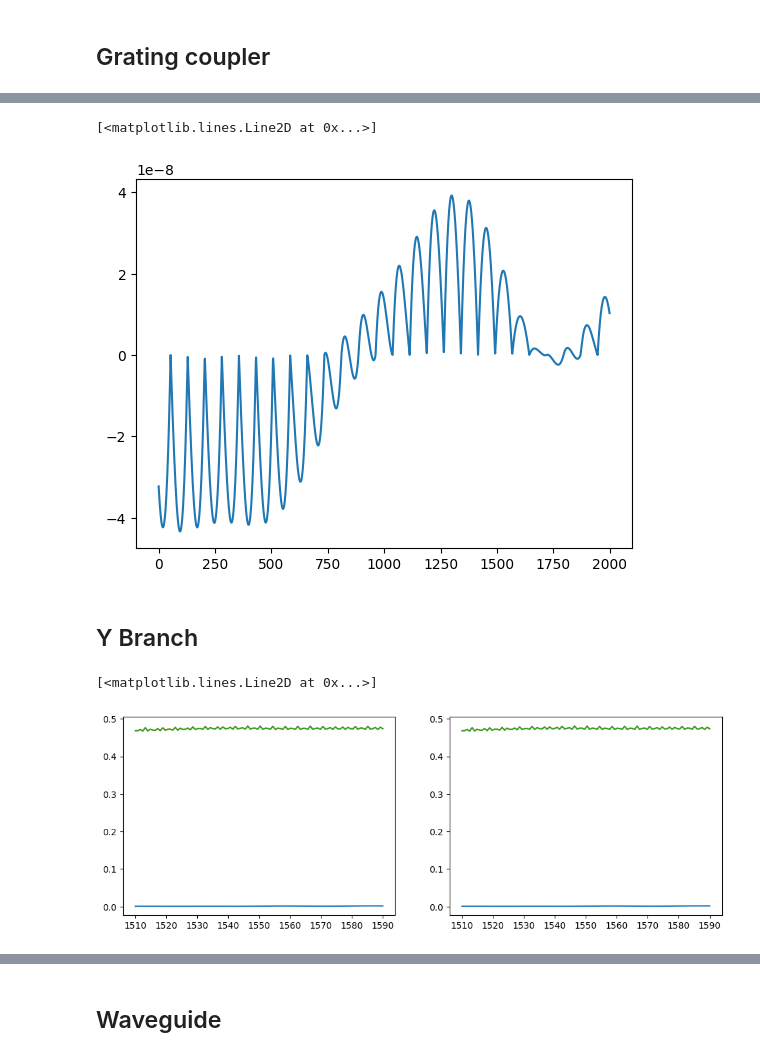
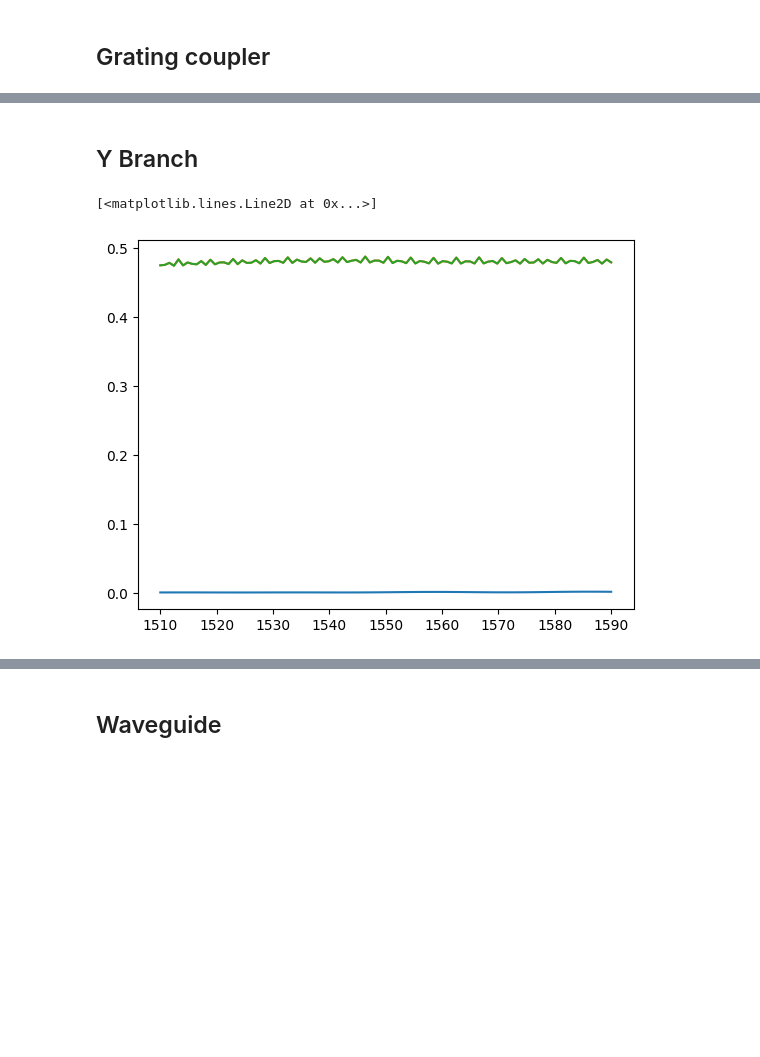
Before and after one commit to BYUCamachoLab/simphony, a Jupyter notebook: examples/sax.ipynb, the cells around one changed output, grey strips where cells are left out. Drawn from its saved outputs; the diff is of its cells as text; code cells hidden in the pictures; blank space fills up the shorter version.

Commit message:
Siepic library

```diff
--- a/examples/sax.ipynb
+++ b/examples/sax.ipynb
@@ -126,70 +33,12 @@ def GC_fixed(wl=1.55):
-# %%
-plt.plot(abs(gc['o0', 'o0'])**2 - abs(gc_old['o0', 'o0'])**2)
-# %% [output]
-[<matplotlib.lines.Line2D at 0x...>]
-[figure, removed]
 # %% [markdown]
 ## Y Branch
-# %%
-# @partial(jit, static_argnames=['pol', 'thickness', 'width'])
-def Y(wl=1.55, pol="te", thickness=220.0, width=500) -> sax.SDict:
-    if pol not in ["te", "tm"]:
-        raise ValueError("'pol' must be one of 'te' or 'tm'")
-
-    if thickness not in [210.0, 220.0, 230.0]:
-        raise ValueError("'thickness' must be one of 210, 220, or 230")
-    thickness = str(int(thickness))
-
-    if width not in [480.0, 500.0, 520.0]:
-        raise ValueError("'width' must be one of 480, 500, or 520")
-    width = str(int(width))
-
-    _datafile = f"y_branch_source/Ybranch_Thickness ={thickness} width={width}.sparam"
-
-    file = _resolve_source_filepath(_datafile)
-    header, data = load_sparams_cached(file)
-
-    _POL_MAPPING = {"te": 1, "tm": 2}
-    MODE_ID = _POL_MAPPING[pol]
-
-    wl_m = jnp.array(wl).reshape(-1) * 1e-6  # convert microns to meters for skrf
-
-    # Build the s-matrix
-    f = None
-    sdict = {}
-    for (p_out, p_in), sdf in data[data.mode_out == MODE_ID].groupby(["port_out", "port_in"]):
-        freq = sdf["freq"].values
-        if f is None:
-            f = freq
-        else:
-            if not np.allclose(f, freq):
-                raise ValueError("Frequency mismatch between arrays in datafile.")
-        sdf["wl"] = freq2wl(f)
-        sdf.sort_values("wl", inplace=True)
-        wl_act = sdf["wl"].values
-
-        snn = sdf["mag"].values * np.exp(1j * sdf["phase"].values)
-        sdict[(f"o{p_in-1}", f"o{p_out-1}")] = jnp.interp(wl_m, wl_act, snn.real) + 1j * jnp.interp(wl_m, wl_act, snn.imag)
-
-    return sdict
-
-fig, axs = plt.subplots(1, 2, figsize=(12, 4))
-
-plt.sca(axs[0])
-y = Y(wl=wl)
-plt.plot(1e3*wl, jnp.abs(y['o0', 'o0'])**2, label="in0->out0")
-plt.plot(1e3*wl, jnp.abs(y['o0', 'o1'])**2, label="in0->out0")
-plt.plot(1e3*wl, jnp.abs(y['o0', 'o2'])**2, label="in0->out0")
-
-plt.sca(axs[1])
-from simphony.libraries.siepic import YBranch
-ys = YBranch()
-s = ys.s_params(wl)
-plt.plot(1e3*wl, jnp.abs(s[:,0,0])**2, label="in0->out0")
-plt.plot(1e3*wl, jnp.abs(s[:,1,0])**2, label="in0->out0")
-plt.plot(1e3*wl, jnp.abs(s[:,2,0])**2, label="in0->out0")
-# %% [output]
-[<matplotlib.lines.Line2D at 0x...>]
-[figure, removed]
+# %%
+y = siepic.y_branch(wl=wl)
+plt.plot(1e3*wl, jnp.abs(y['o0', 'o0'])**2, label="in0->out0")
+plt.plot(1e3*wl, jnp.abs(y['o0', 'o1'])**2, label="in0->out0")
+plt.plot(1e3*wl, jnp.abs(y['o0', 'o2'])**2, label="in0->out0")
+# %% [output]
+[<matplotlib.lines.Line2D at 0x...>]
+[figure, added]
 # %%
 def Y_fixed(wl=1.55):
```
Also changed, not shown: parts of 27 cells of this notebook, 3 other files.
